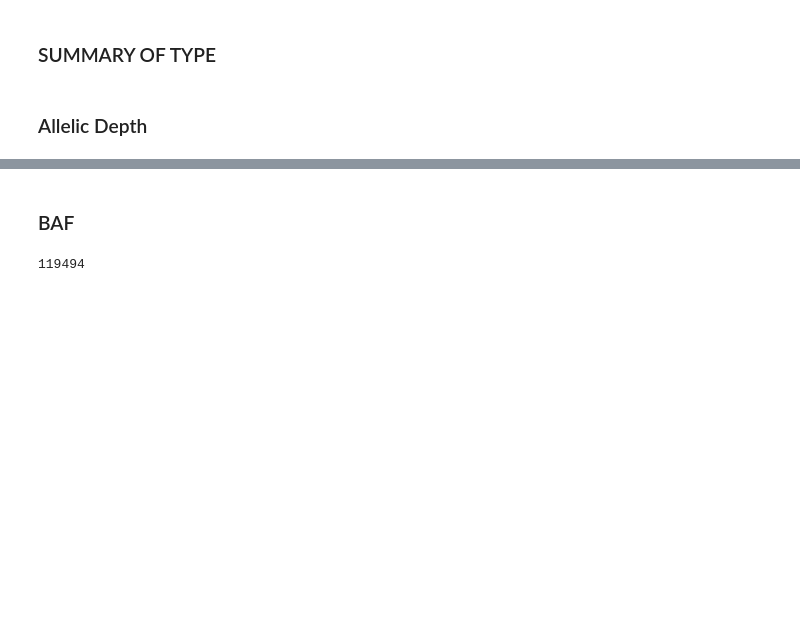
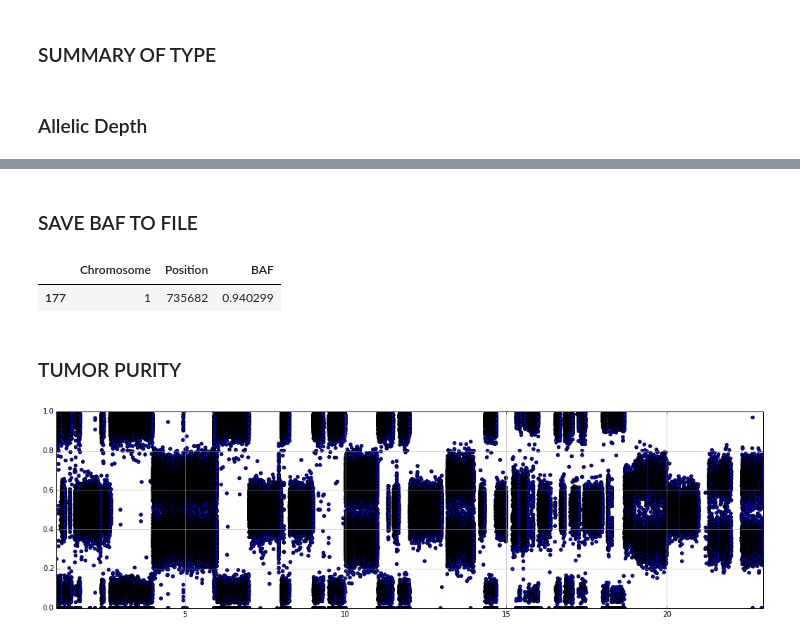
Before and after one commit to hartwigmedical/scripts, a Jupyter notebook: ipython/VCF_GERMLINE_SLICE_ANALYSIS.ipynb, the cells around one changed output, grey strips where cells are left out. Cells and saved outputs as stored; diff of their text form; code cells hidden in the pictures; blank space fills up the shorter version.

```diff
--- a/ipython/VCF_GERMLINE_SLICE_ANALYSIS.ipynb
+++ b/ipython/VCF_GERMLINE_SLICE_ANALYSIS.ipynb
@@ -203,6 +193,9 @@ SyntaxError: invalid syntax (<ipython-input-372-b64e1d8200a6>, line 1)
 # %% [markdown]
-### BAF
+### SAVE BAF TO FILE
-# %%
-len(dfHet)
-# %% [output]
-119494
+# %%
+dfBAF = df[(df['variantType']=="SNP")&(df['normalSGT']=="0/1")&(df['normalAF']>0.45)&(df['normalAF']<0.55)&(df['normalDP']>30)&(df['normalDP']<40)][['chrom','pos','tumorAF']]
+dfBAF.columns = ['Chromosome', 'Position','BAF']
+dfBAF.head(1)
+# %% [output]
+|  | Chromosome | Position | BAF |
+| 177 | 1 | 735682 | 0.940299 |
@@ -208,0 +204,2 @@ len(dfHet)
+# %% [markdown]
+### TUMOR PURITY
@@ -209 +208,18 @@ len(dfHet)
+# %%
+c = 1
+fractionMin = 0
+fractionMax = 22
+minNormalAF = 0.45
+maxNormalAF = 0.55
+minNormalDepth = 30
+maxNormalDepth = 40
+df['mbaf']=0.5-abs(df.tumorAF-0.5)
+dfHet = df[(df['variantType']=="SNP")&(df['normalSGT']=="0/1")&(df['normalAF']>minNormalAF)&(df['normalAF']<maxNormalAF)&(df['normalDP']>minNormalDepth)&(df['normalDP']<maxNormalDepth)&(df.chromFrac>c+fractionMin)&(df.chromFrac<c+fractionMax)]
+plt.figure(figsize=[18,5])
+plt.scatter(dfHet.chromFrac, dfHet.tumorAF)
+plt.grid(b=True, which='both', color='0.65',linestyle='-')
+plt.axis([c+fractionMin, c+fractionMax,0.0, 1.0])
+plt.show()
+# %% [output]
+[figure, added]
 # %%
```
Also changed, not shown: parts of 18 cells of this notebook, 7 other files.
